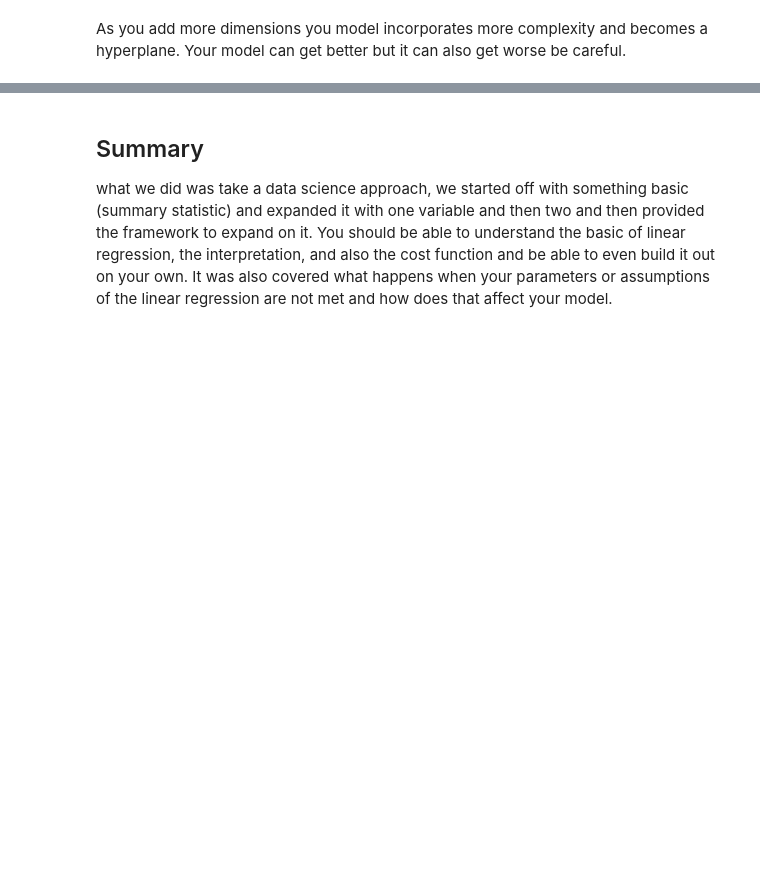
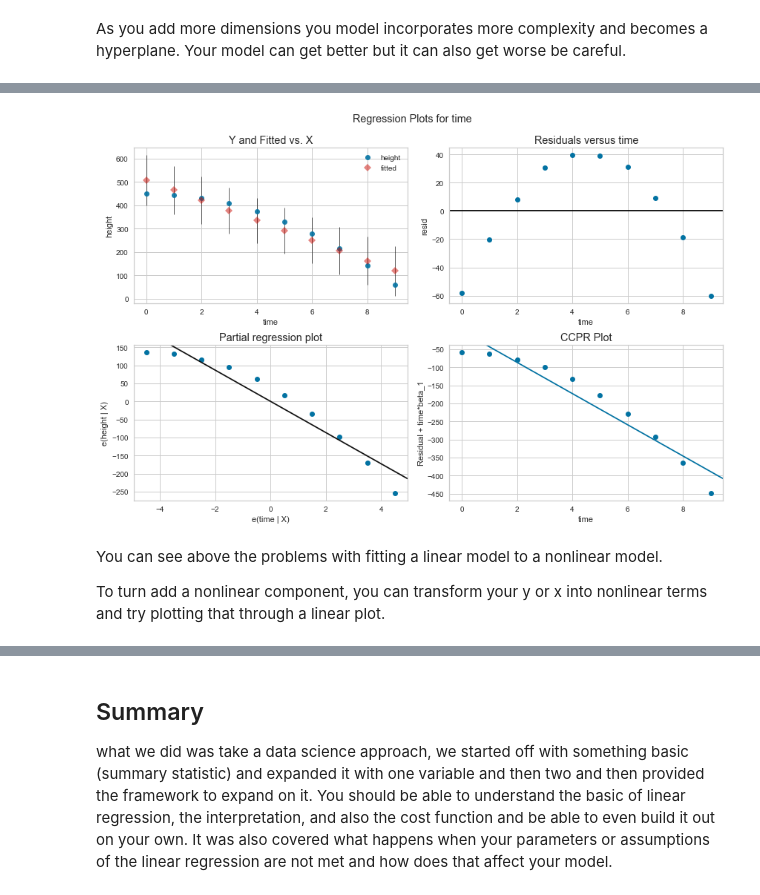
Before and after one commit to DataPoint-Armenia/DPA-Education, a Jupyter notebook: Workshop 5 - Multiple Linear Regression/Amberd Multiple Linear Regression.ipynb, the cells around one changed output, grey strips where cells are left out. Drawn from its saved outputs; the diff is of its cells as text; code cells hidden in the pictures; blank space fills up the shorter version.

```diff
--- a/Workshop 5 - Multiple Linear Regression/Amberd Multiple Linear Regression.ipynb
+++ b/Workshop 5 - Multiple Linear Regression/Amberd Multiple Linear Regression.ipynb
@@ -509,0 +539,9 @@ sns.lmplot(x="x", y="y", data=anscombe.query("dataset == 'II'"),
+# %%
+dataset = pd.DataFrame()
+dataset['time'] = time
+dataset['height'] = height
+fig = px.scatter(
+    dataset, x='time', y='height', opacity=0.65,
+    trendline='ols', trendline_color_override='darkblue'
+)
+fig.show()
@@ -509,0 +551,11 @@ sns.lmplot(x="x", y="y", data=anscombe.query("dataset == 'II'"),
+# %%
+X = dataset['time']
+y = dataset['height']
+# With Statsmodels, we need to add our intercept term, B0, manually
+X = sm.add_constant(X)
+X.head()
+
+model = sm.OLS(endog=y, exog=X)
+results = model.fit()
+# Show the summary
+results.summary()
@@ -509,0 +582,14 @@ sns.lmplot(x="x", y="y", data=anscombe.query("dataset == 'II'"),
+# %%
+#define figure size
+fig = plt.figure(figsize=(12,8))
+
+#produce regression plots
+fig = sm.graphics.plot_regress_exog(results, 'time', fig=fig)
+
+# you normally want your residuals to be normally randomly distributed. If you see a pattern like this, thatt means that you can do a much better job at modeling.
+# %% [output]
+[figure, added]
+# %% [markdown]
+You can see above the problems with fitting a linear model to a nonlinear model.
+
+To turn add a nonlinear component, you can transform your y or x into nonlinear terms and try plotting that through a linear plot.
```
Also changed, not shown: parts of 21 cells of this notebook.
